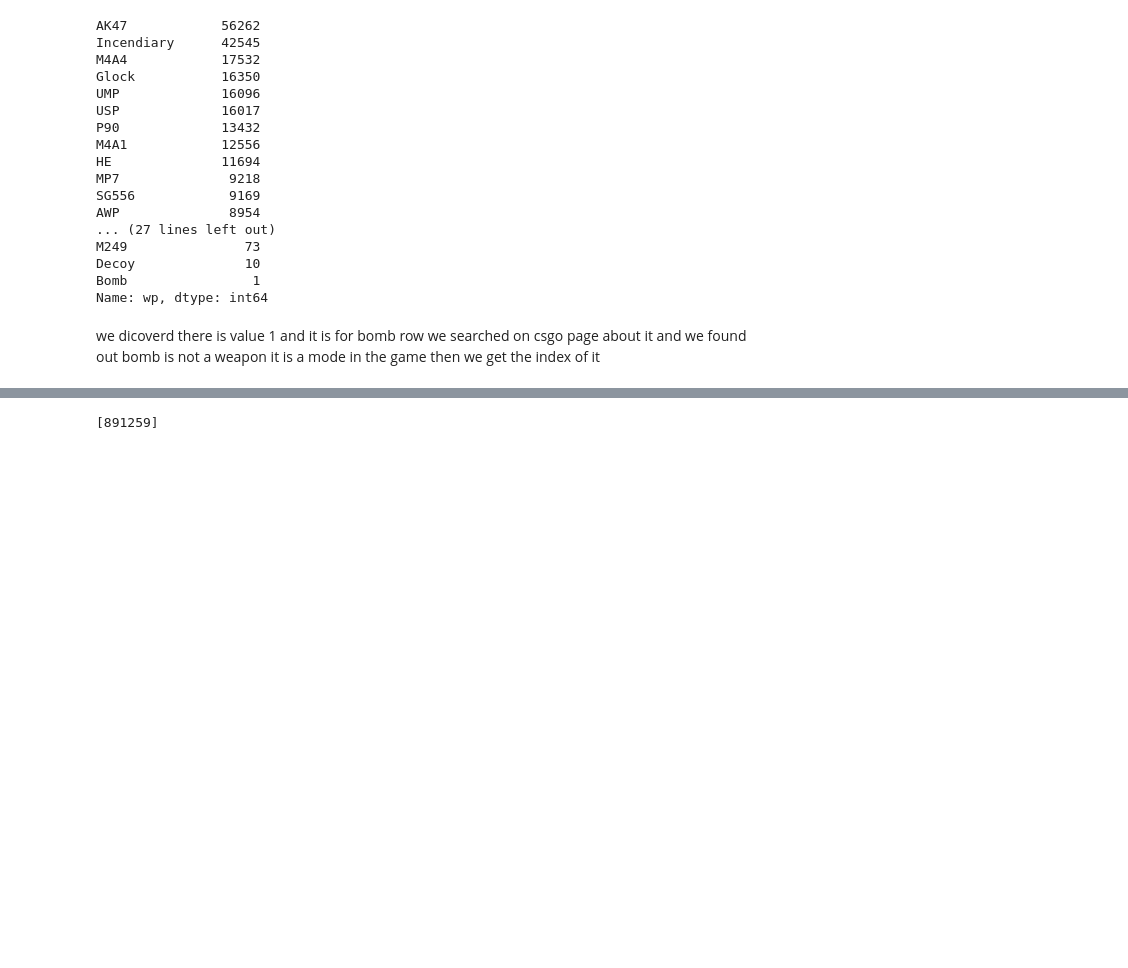
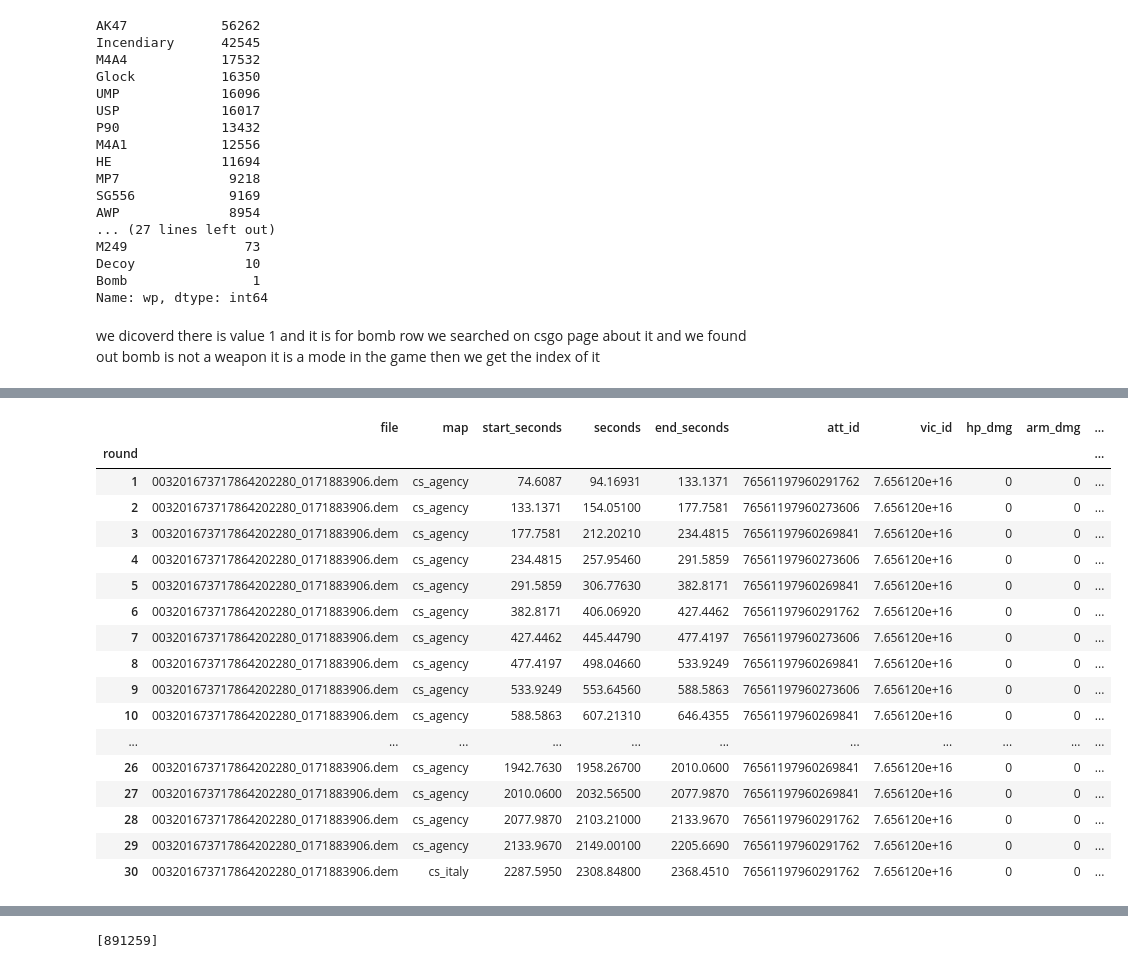
Before and after one commit to bavShehata/CS-GO-Competitive-Matchmaking-Data, a Jupyter notebook: csgo.ipynb, the cells around one changed output, grey strips where cells are left out. Saved outputs shown, nothing was run; the diff lists cells and outputs as text; code cells hidden in the pictures; blank space fills up the shorter version.

```diff
--- a/csgo.ipynb
+++ b/csgo.ipynb
@@ -317,0 +327,21 @@ we dicoverd there is value 1 and it is for bomb row we searched on csgo page abo
+# %%
+df_grenades.groupby(["round"]).min()
+# %% [output]
+|  | file | map | start_seconds | seconds | end_seconds | att_id | vic_id | hp_dmg | arm_dmg | ... |
+| round |  |  |  |  |  |  |  |  |  | ... |
+| 1 | 003201673717864202280_0171883906.dem | cs_agency | 74.6087 | 94.16931 | 133.1371 | 76561197960291762 | 7.656120e+16 | 0 | 0 | ... |
+| 2 | 003201673717864202280_0171883906.dem | cs_agency | 133.1371 | 154.05100 | 177.7581 | 76561197960273606 | 7.656120e+16 | 0 | 0 | ... |
+| 3 | 003201673717864202280_0171883906.dem | cs_agency | 177.7581 | 212.20210 | 234.4815 | 76561197960269841 | 7.656120e+16 | 0 | 0 | ... |
+| 4 | 003201673717864202280_0171883906.dem | cs_agency | 234.4815 | 257.95460 | 291.5859 | 76561197960273606 | 7.656120e+16 | 0 | 0 | ... |
+| 5 | 003201673717864202280_0171883906.dem | cs_agency | 291.5859 | 306.77630 | 382.8171 | 76561197960269841 | 7.656120e+16 | 0 | 0 | ... |
+| 6 | 003201673717864202280_0171883906.dem | cs_agency | 382.8171 | 406.06920 | 427.4462 | 76561197960291762 | 7.656120e+16 | 0 | 0 | ... |
+| 7 | 003201673717864202280_0171883906.dem | cs_agency | 427.4462 | 445.44790 | 477.4197 | 76561197960273606 | 7.656120e+16 | 0 | 0 | ... |
+| 8 | 003201673717864202280_0171883906.dem | cs_agency | 477.4197 | 498.04660 | 533.9249 | 76561197960269841 | 7.656120e+16 | 0 | 0 | ... |
+| 9 | 003201673717864202280_0171883906.dem | cs_agency | 533.9249 | 553.64560 | 588.5863 | 76561197960273606 | 7.656120e+16 | 0 | 0 | ... |
+| 10 | 003201673717864202280_0171883906.dem | cs_agency | 588.5863 | 607.21310 | 646.4355 | 76561197960269841 | 7.656120e+16 | 0 | 0 | ... |
+| ... | ... | ... | ... | ... | ... | ... | ... | ... | ... | ... |
+| 26 | 003201673717864202280_0171883906.dem | cs_agency | 1942.7630 | 1958.26700 | 2010.0600 | 76561197960269841 | 7.656120e+16 | 0 | 0 | ... |
+| 27 | 003201673717864202280_0171883906.dem | cs_agency | 2010.0600 | 2032.56500 | 2077.9870 | 76561197960269841 | 7.656120e+16 | 0 | 0 | ... |
+| 28 | 003201673717864202280_0171883906.dem | cs_agency | 2077.9870 | 2103.21000 | 2133.9670 | 76561197960291762 | 7.656120e+16 | 0 | 0 | ... |
+| 29 | 003201673717864202280_0171883906.dem | cs_agency | 2133.9670 | 2149.00100 | 2205.6690 | 76561197960291762 | 7.656120e+16 | 0 | 0 | ... |
+| 30 | 003201673717864202280_0171883906.dem | cs_italy | 2287.5950 | 2308.84800 | 2368.4510 | 76561197960291762 | 7.656120e+16 | 0 | 0 | ... |
```
Also changed, not shown: parts of 23 cells of this notebook, 1 other file.
